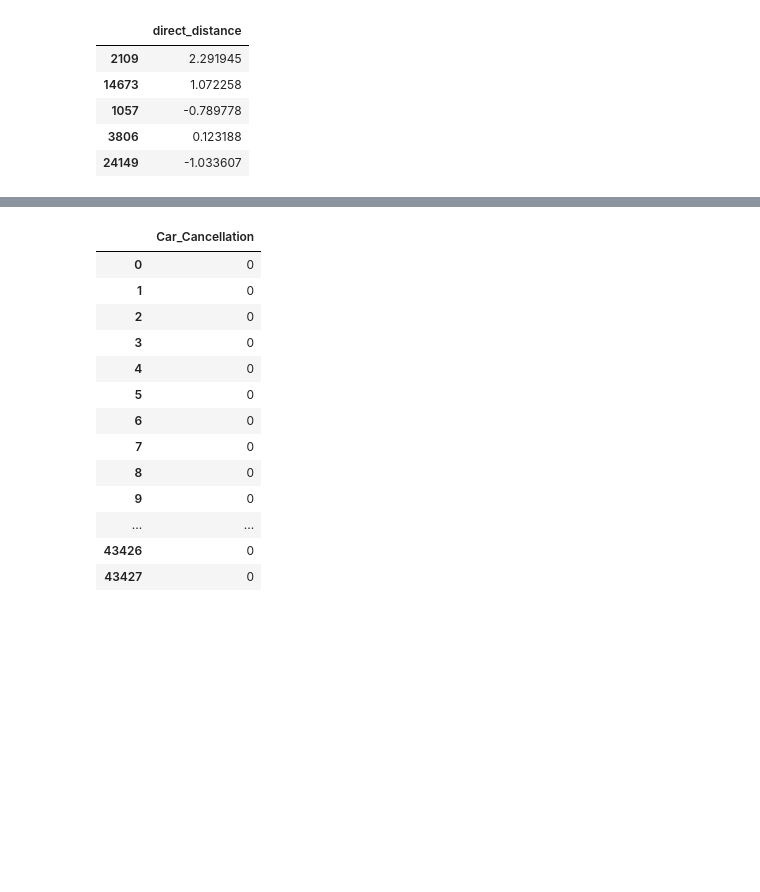
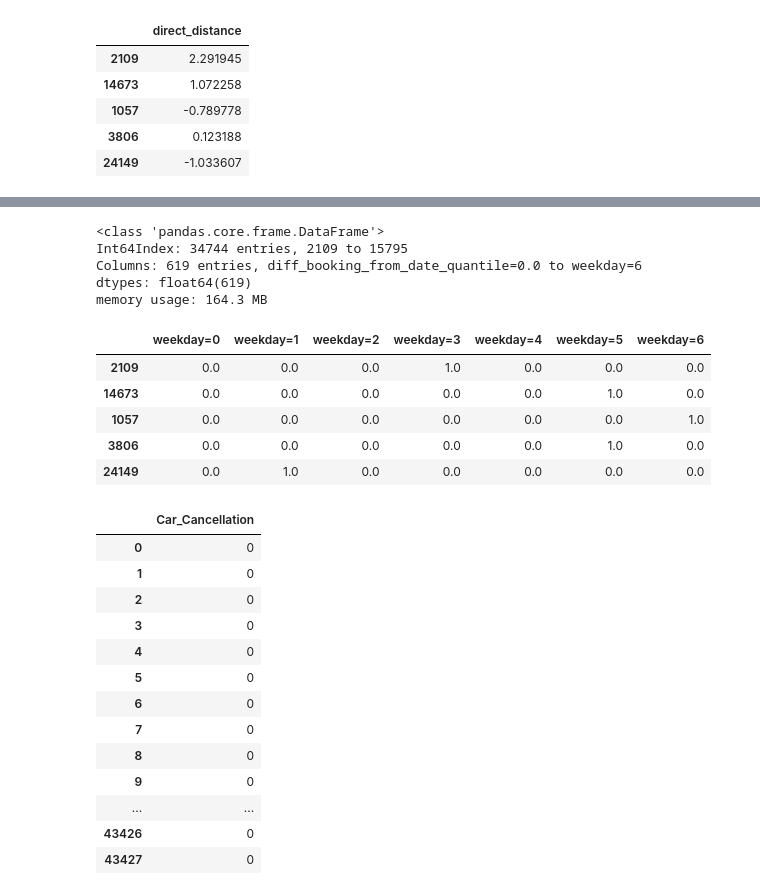
Before and after one commit to Jodahr/CabCancellation, a Jupyter notebook: CabCancellation.ipynb, the cells around one changed output, grey strips where cells are left out. Saved outputs shown, nothing was run; the diff lists cells and outputs as text; code cells hidden in the pictures; blank space fills up the shorter version.

```diff
--- a/CabCancellation.ipynb
+++ b/CabCancellation.ipynb
@@ -505,2 +542,2 @@ features.fit(X_train, y_train)
 # %%
-features.transform(X_train)
+test = features.transform(X_train)
@@ -525,0 +567,2 @@ features.transform(X_train)
+# %%
+dummy = DummyTransformer()
@@ -526,3 +575,24 @@ features.transform(X_train)
+# %%
+finalPipe.fit_transform(X_train, y_train).info()
+# %% [output]
+<class 'pandas.core.frame.DataFrame'>
+Int64Index: 34744 entries, 2109 to 15795
+Columns: 619 entries, diff_booking_from_date_quantile=0.0 to weekday=6
+dtypes: float64(619)
+memory usage: 164.3 MB
+# %%
+test['weekday'] = test['weekday'].astype('category')
+# %%
+test2 = test[['weekday']]
+# %%
+dummy.fit_transform(test2).head()
+# %% [output]
+|  | weekday=0 | weekday=1 | weekday=2 | weekday=3 | weekday=4 | weekday=5 | weekday=6 |
+| 2109 | 0.0 | 0.0 | 0.0 | 1.0 | 0.0 | 0.0 | 0.0 |
+| 14673 | 0.0 | 0.0 | 0.0 | 0.0 | 0.0 | 1.0 | 0.0 |
+| 1057 | 0.0 | 0.0 | 0.0 | 0.0 | 0.0 | 0.0 | 1.0 |
+| 3806 | 0.0 | 0.0 | 0.0 | 0.0 | 0.0 | 1.0 | 0.0 |
+| 24149 | 0.0 | 1.0 | 0.0 | 0.0 | 0.0 | 0.0 | 0.0 |
 # %%
 y.to_frame()
 # %% [output]
```
Also changed, not shown: parts of 13 cells of this notebook.
